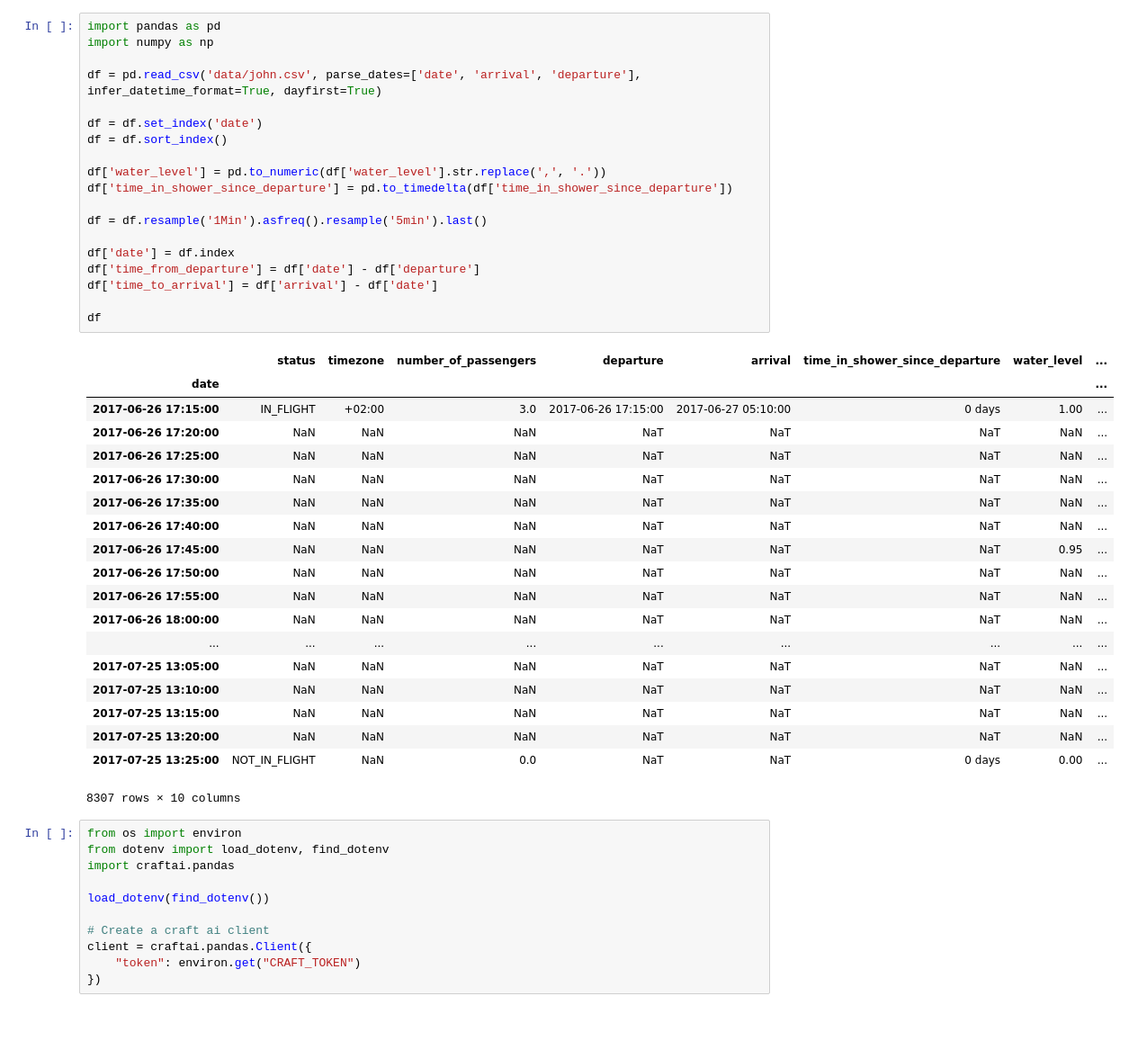
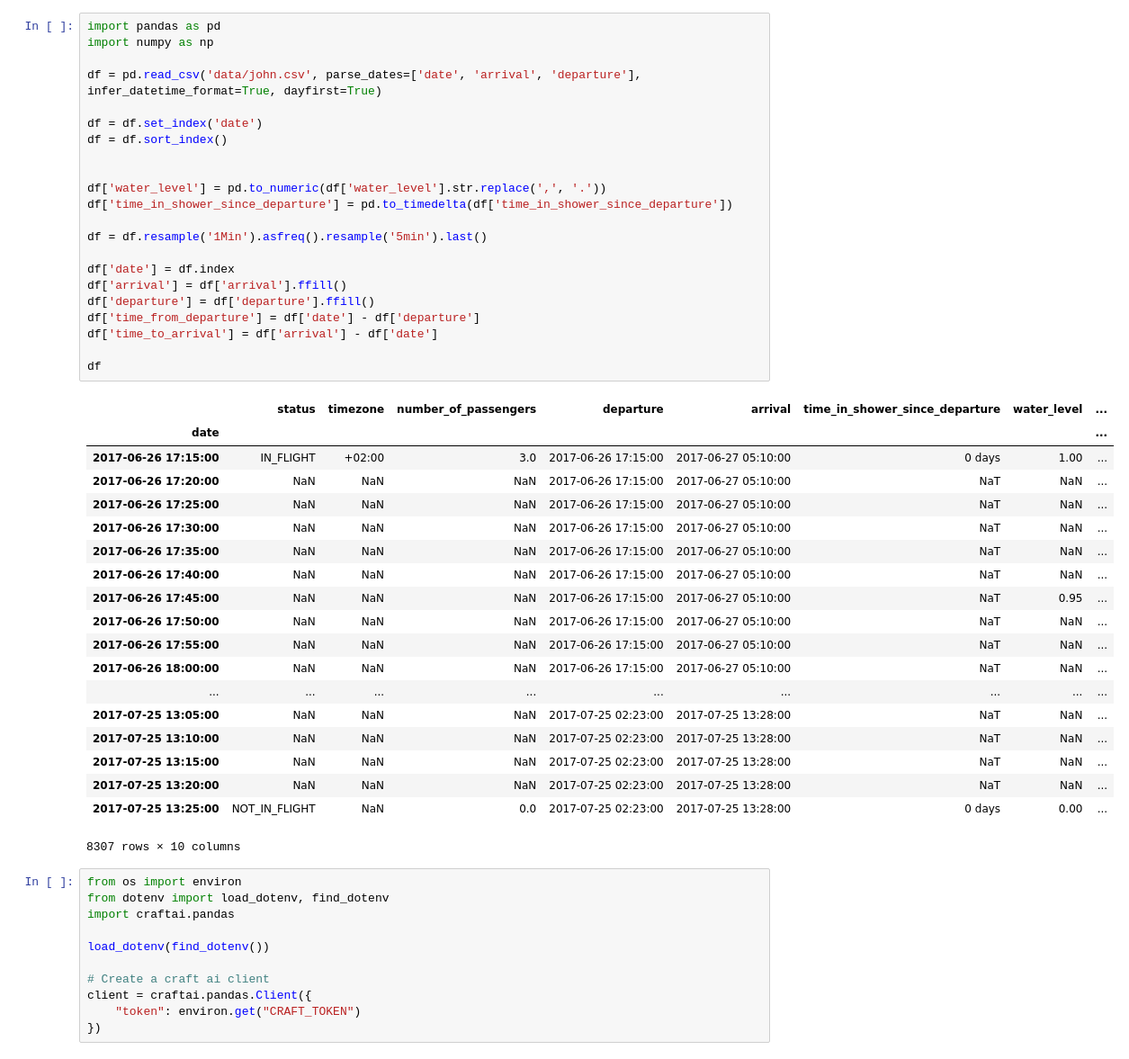
Before and after one commit to craft-ai/hackathon-e-residents-starterkit, a Jupyter notebook: webinar.ipynb, the cells around one changed output. Shown at 90% size. Cells and saved outputs as stored; diff of their text form; blank space fills up the shorter version.

```diff
--- a/webinar.ipynb
+++ b/webinar.ipynb
@@ -1,41 +1,44 @@
 # %%
 import pandas as pd
 import numpy as np
 
 df = pd.read_csv('data/john.csv', parse_dates=['date', 'arrival', 'departure'], infer_datetime_format=True, dayfirst=True)
 
 df = df.set_index('date')
 df = df.sort_index()
 
+
 df['water_level'] = pd.to_numeric(df['water_level'].str.replace(',', '.'))
 df['time_in_shower_since_departure'] = pd.to_timedelta(df['time_in_shower_since_departure'])
 
 df = df.resample('1Min').asfreq().resample('5min').last()
 
 df['date'] = df.index
+df['arrival'] = df['arrival'].ffill()
+df['departure'] = df['departure'].ffill()
 df['time_from_departure'] = df['date'] - df['departure']
 df['time_to_arrival'] = df['arrival'] - df['date']
 
 df
 # %% [output]
 |  | status | timezone | number_of_passengers | departure | arrival | time_in_shower_since_departure | water_level | ... |
 | date |  |  |  |  |  |  |  | ... |
 | 2017-06-26 17:15:00 | IN_FLIGHT | +02:00 | 3.0 | 2017-06-26 17:15:00 | 2017-06-27 05:10:00 | 0 days | 1.00 | ... |
-| 2017-06-26 17:20:00 | NaN | NaN | NaN | NaT | NaT | NaT | NaN | ... |
-| 2017-06-26 17:25:00 | NaN | NaN | NaN | NaT | NaT | NaT | NaN | ... |
-| 2017-06-26 17:30:00 | NaN | NaN | NaN | NaT | NaT | NaT | NaN | ... |
-| 2017-06-26 17:35:00 | NaN | NaN | NaN | NaT | NaT | NaT | NaN | ... |
-| 2017-06-26 17:40:00 | NaN | NaN | NaN | NaT | NaT | NaT | NaN | ... |
-| 2017-06-26 17:45:00 | NaN | NaN | NaN | NaT | NaT | NaT | 0.95 | ... |
-| 2017-06-26 17:50:00 | NaN | NaN | NaN | NaT | NaT | NaT | NaN | ... |
-| 2017-06-26 17:55:00 | NaN | NaN | NaN | NaT | NaT | NaT | NaN | ... |
-| 2017-06-26 18:00:00 | NaN | NaN | NaN | NaT | NaT | NaT | NaN | ... |
+| 2017-06-26 17:20:00 | NaN | NaN | NaN | 2017-06-26 17:15:00 | 2017-06-27 05:10:00 | NaT | NaN | ... |
+| 2017-06-26 17:25:00 | NaN | NaN | NaN | 2017-06-26 17:15:00 | 2017-06-27 05:10:00 | NaT | NaN | ... |
+| 2017-06-26 17:30:00 | NaN | NaN | NaN | 2017-06-26 17:15:00 | 2017-06-27 05:10:00 | NaT | NaN | ... |
+| 2017-06-26 17:35:00 | NaN | NaN | NaN | 2017-06-26 17:15:00 | 2017-06-27 05:10:00 | NaT | NaN | ... |
+| 2017-06-26 17:40:00 | NaN | NaN | NaN | 2017-06-26 17:15:00 | 2017-06-27 05:10:00 | NaT | NaN | ... |
+| 2017-06-26 17:45:00 | NaN | NaN | NaN | 2017-06-26 17:15:00 | 2017-06-27 05:10:00 | NaT | 0.95 | ... |
+| 2017-06-26 17:50:00 | NaN | NaN | NaN | 2017-06-26 17:15:00 | 2017-06-27 05:10:00 | NaT | NaN | ... |
+| 2017-06-26 17:55:00 | NaN | NaN | NaN | 2017-06-26 17:15:00 | 2017-06-27 05:10:00 | NaT | NaN | ... |
+| 2017-06-26 18:00:00 | NaN | NaN | NaN | 2017-06-26 17:15:00 | 2017-06-27 05:10:00 | NaT | NaN | ... |
 | ... | ... | ... | ... | ... | ... | ... | ... | ... |
-| 2017-07-25 13:05:00 | NaN | NaN | NaN | NaT | NaT | NaT | NaN | ... |
-| 2017-07-25 13:10:00 | NaN | NaN | NaN | NaT | NaT | NaT | NaN | ... |
-| 2017-07-25 13:15:00 | NaN | NaN | NaN | NaT | NaT | NaT | NaN | ... |
-| 2017-07-25 13:20:00 | NaN | NaN | NaN | NaT | NaT | NaT | NaN | ... |
-| 2017-07-25 13:25:00 | NOT_IN_FLIGHT | NaN | 0.0 | NaT | NaT | 0 days | 0.00 | ... |
+| 2017-07-25 13:05:00 | NaN | NaN | NaN | 2017-07-25 02:23:00 | 2017-07-25 13:28:00 | NaT | NaN | ... |
+| 2017-07-25 13:10:00 | NaN | NaN | NaN | 2017-07-25 02:23:00 | 2017-07-25 13:28:00 | NaT | NaN | ... |
+| 2017-07-25 13:15:00 | NaN | NaN | NaN | 2017-07-25 02:23:00 | 2017-07-25 13:28:00 | NaT | NaN | ... |
+| 2017-07-25 13:20:00 | NaN | NaN | NaN | 2017-07-25 02:23:00 | 2017-07-25 13:28:00 | NaT | NaN | ... |
+| 2017-07-25 13:25:00 | NOT_IN_FLIGHT | NaN | 0.0 | 2017-07-25 02:23:00 | 2017-07-25 13:28:00 | 0 days | 0.00 | ... |
 8307 rows × 10 columns
 # %%
 from os import environ
```
Also changed, not shown: parts of 2 cells of this notebook.
